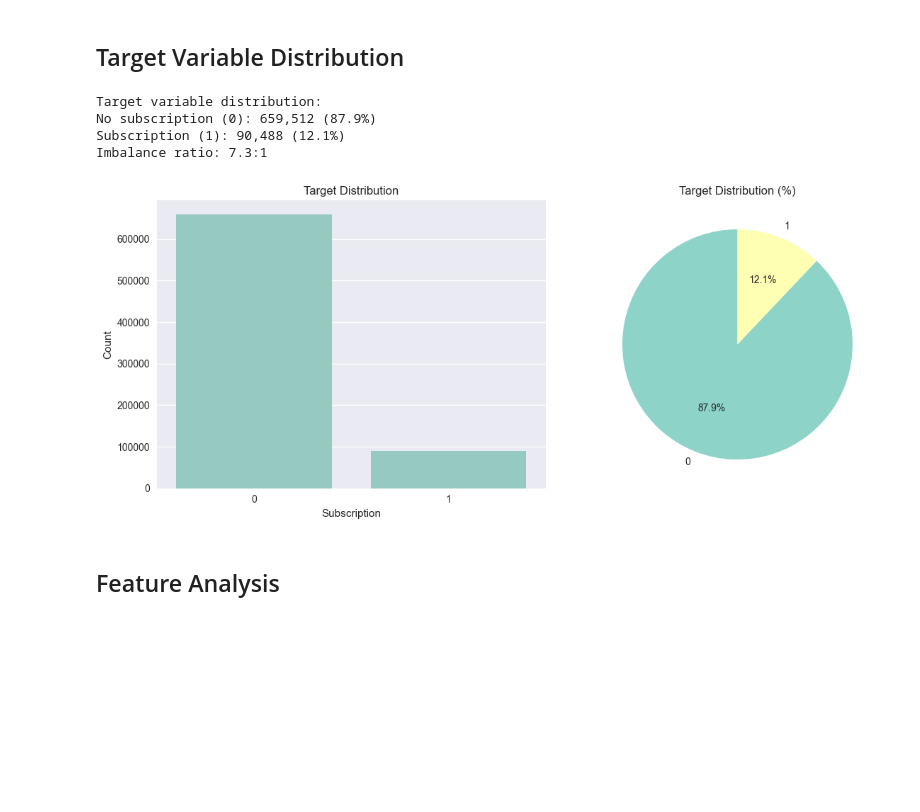
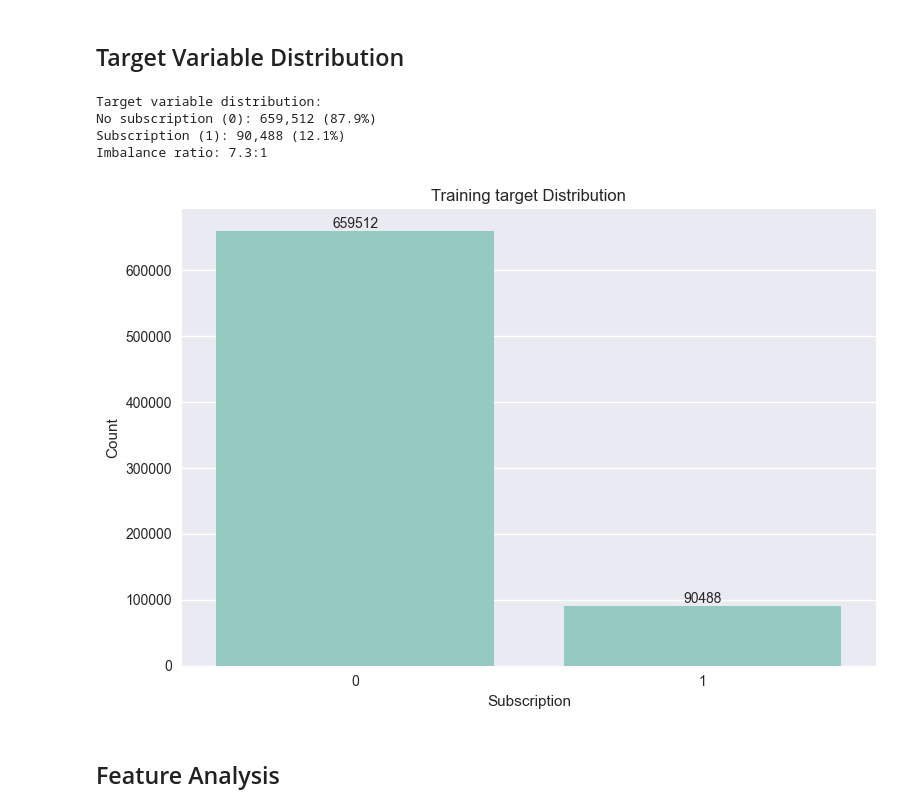
Before and after one commit to alvarog2491/bank-client-subscription-classifier, a Jupyter notebook: notebooks/01_exploratory_data_analysis_executed.ipynb, the cells around one changed output. Drawn from its saved outputs; the diff is of its cells as text; code cells hidden in the pictures; blank space fills up the shorter version.

```diff
--- a/notebooks/01_exploratory_data_analysis_executed.ipynb
+++ b/notebooks/01_exploratory_data_analysis_executed.ipynb
@@ -98,34 +98,34 @@ No missing values found in the dataset.
 # %%
 # Examine target distribution
 target_counts = train_df['y'].value_counts()
 target_pct = train_df['y'].value_counts(normalize=True) * 100
 
 print("Target variable distribution:")
 print(f"No subscription (0): {target_counts[0]:,} ({target_pct[0]:.1f}%)")
 print(f"Subscription (1): {target_counts[1]:,} ({target_pct[1]:.1f}%)")
 print(f"Imbalance ratio: {target_counts[0] / target_counts[1]:.1f}:1")
 
 # Visualization
-fig, (ax1, ax2) = plt.subplots(1, 2, figsize=(12, 5))
+#fig, (ax1, ax2) = plt.subplots(1, 2, figsize=(12, 5))
 
-sns.countplot(data=train_df, x='y', ax=ax1)
-ax1.set_title('Target Distribution')
-ax1.set_xlabel('Subscription')
-ax1.set_ylabel('Count')
+ax = sns.countplot(data=train_df, x='y')
+plt.title('Training target Distribution')
+plt.xlabel('Subscription')
+plt.ylabel('Count')
 
-target_pct.plot(kind='pie', ax=ax2, autopct='%1.1f%%', startangle=90)
-ax2.set_title('Target Distribution (%)')
-ax2.set_ylabel('')
+# Add value labels on top of bars
+for container in ax.containers:
+    ax.bar_label(container, fmt='%d')
 
 plt.tight_layout()
 plt.savefig('../docs/docs/images/target_distribution.png', dpi=300, bbox_inches='tight')
 plt.show()
 # %% [output]
 Target variable distribution:
 No subscription (0): 659,512 (87.9%)
 Subscription (1): 90,488 (12.1%)
 Imbalance ratio: 7.3:1
-[figure, old version]
+[figure, new version]
 # %% [markdown]
 ## Feature Analysis
 # %%
```
Also changed, not shown: 5 other files.
